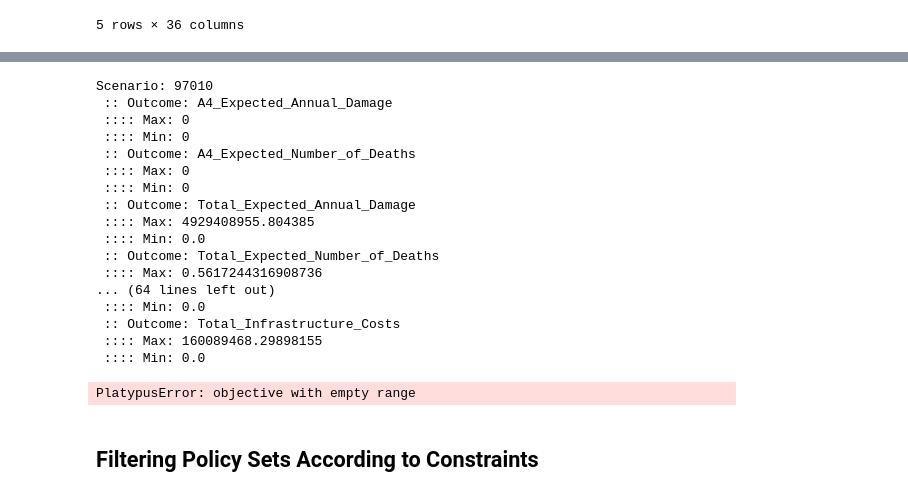
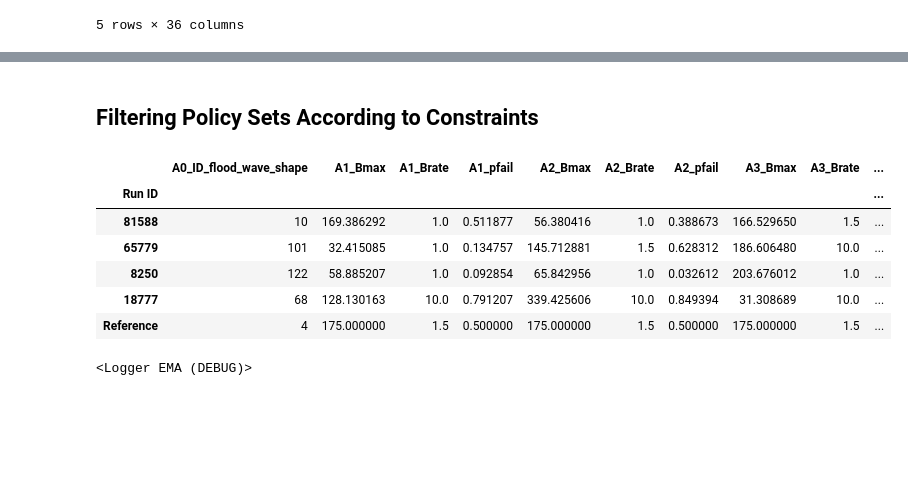
Before and after one commit to ghsher/epa1361_group15, a Jupyter notebook: final assignment/Directed Search.ipynb, the cells around one changed output, grey strips where cells are left out. Drawn from its saved outputs; the diff is of its cells as text; code cells hidden in the pictures; blank space fills up the shorter version.

```diff
--- a/final assignment/Directed Search.ipynb
+++ b/final assignment/Directed Search.ipynb
@@ -226,27 +179,0 @@ pol_set_outcomes.head()
-# %%
-for scenario in scenarios:
-    pol_set = policy_sets[scenario]
-    pol_set_outcomes = pol_set[outcomes_of_interest]
-    print('Scenario:', scenario)
-    for outcome in outcomes_of_interest:
-        print(' :: Outcome:', outcome)
-        print(' :::: Max:', pol_set_outcomes[outcome].max())
-        print(' :::: Min:', pol_set_outcomes[outcome].min())
-# %% [output]
-Scenario: 97010
- :: Outcome: A4_Expected_Annual_Damage
- :::: Max: 0
- :::: Min: 0
- :: Outcome: A4_Expected_Number_of_Deaths
- :::: Max: 0
- :::: Min: 0
- :: Outcome: Total_Expected_Annual_Damage
- :::: Max: 4929408955.804385
- :::: Min: 0.0
- :: Outcome: Total_Expected_Number_of_Deaths
- :::: Max: 0.5617244316908736
-... (64 lines left out)
- :::: Min: 0.0
- :: Outcome: Total_Infrastructure_Costs
- :::: Max: 160089468.29898155
- :::: Min: 0.0
@@ -255,4 +179,0 @@ from ema_workbench.em_framework.optimization import rebuild_platypus_population
-# %%
-hv = HypervolumeMetric(pol_set, problem_a4)
-# %% [output]
-PlatypusError: objective with empty range
@@ -283,0 +203,16 @@ for scenario in scenarios:
+# %%
+scenarios_df = scenarios_df.set_index('Run ID')
+# %%
+scenarios_df.head()
+# %% [output]
+|  | A0_ID_flood_wave_shape | A1_Bmax | A1_Brate | A1_pfail | A2_Bmax | A2_Brate | A2_pfail | A3_Bmax | A3_Brate | ... |
+| Run ID |  |  |  |  |  |  |  |  |  | ... |
+| 81588 | 10 | 169.386292 | 1.0 | 0.511877 | 56.380416 | 1.0 | 0.388673 | 166.529650 | 1.5 | ... |
+| 65779 | 101 | 32.415085 | 1.0 | 0.134757 | 145.712881 | 1.5 | 0.628312 | 186.606480 | 10.0 | ... |
+| 8250 | 122 | 58.885207 | 1.0 | 0.092854 | 65.842956 | 1.0 | 0.032612 | 203.676012 | 1.0 | ... |
+| 18777 | 68 | 128.130163 | 10.0 | 0.791207 | 339.425606 | 10.0 | 0.849394 | 31.308689 | 10.0 | ... |
+| Reference | 4 | 175.000000 | 1.5 | 0.500000 | 175.000000 | 1.5 | 0.500000 | 175.000000 | 1.5 | ... |
+# %%
+ema_logging.log_to_stderr(ema_logging.INFO)
+# %% [output]
+<Logger EMA (DEBUG)>
```
Also changed, not shown: parts of 21 cells of this notebook, 1 other file.
